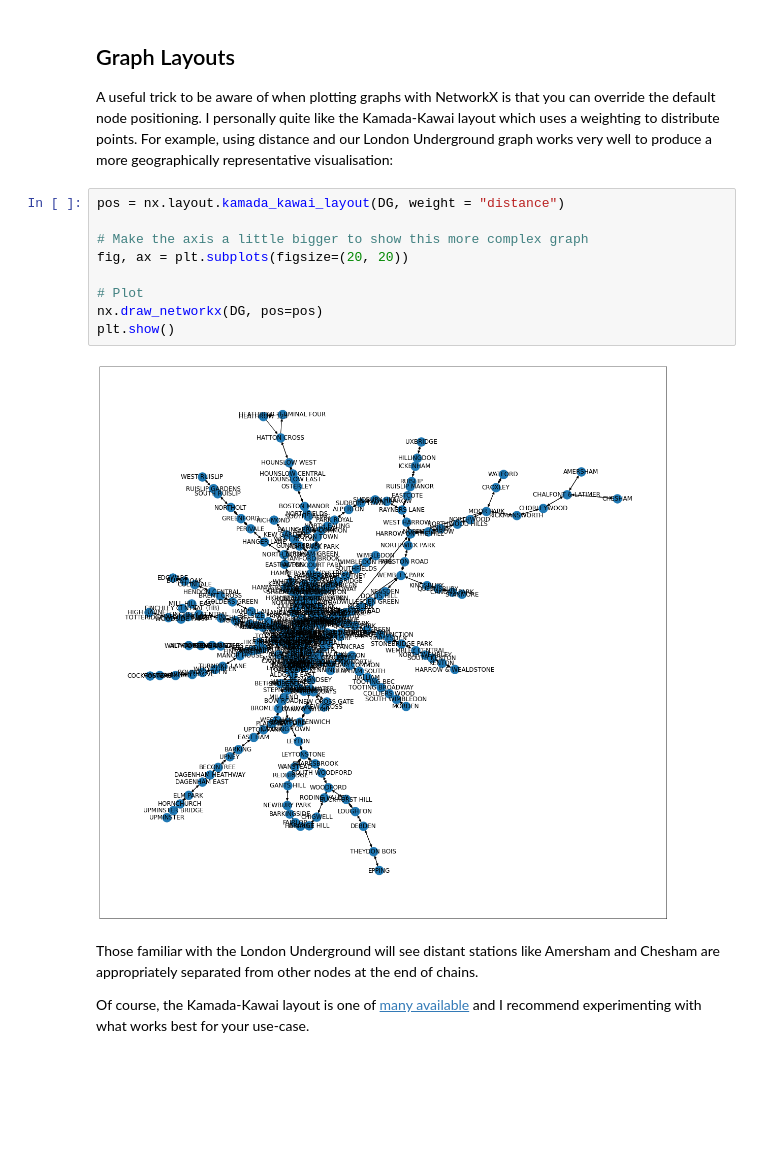
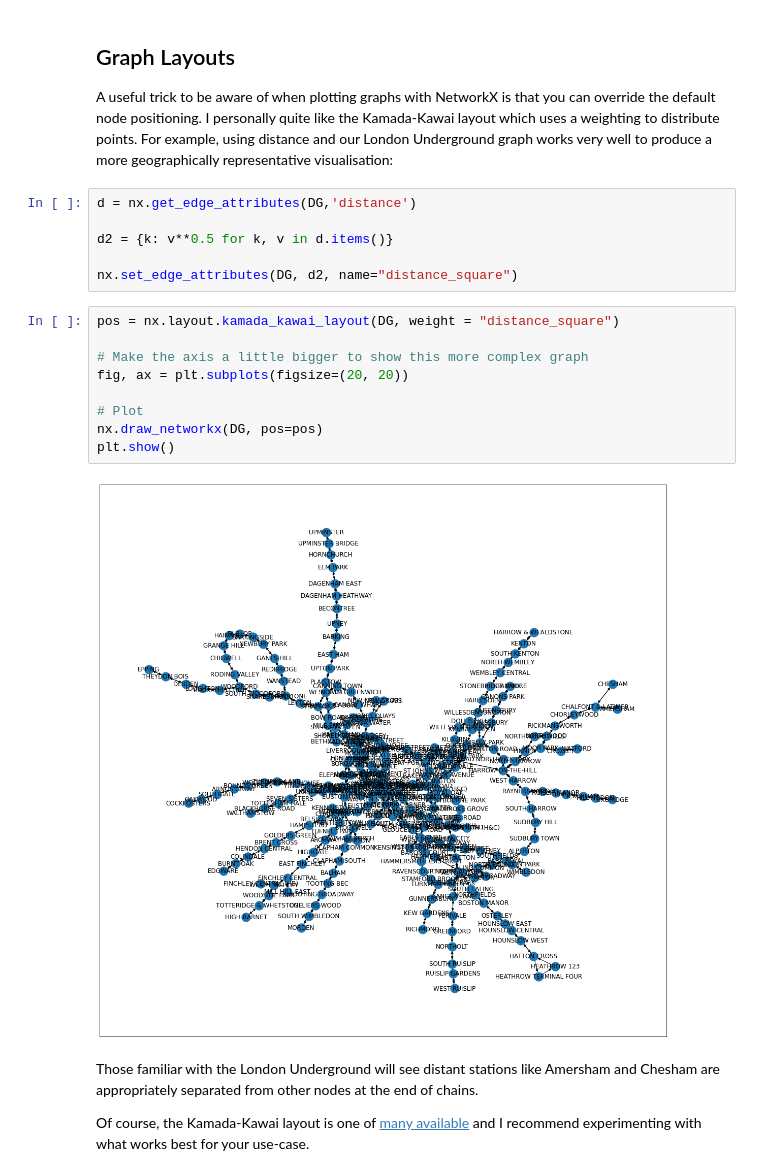
Before and after one commit to Jack-Lawton/python-resources, a Jupyter notebook: lessons/Graph Theory.ipynb, the cells around one changed output. Drawn from its saved outputs; the diff is of its cells as text; blank space fills up the shorter version.

```diff
--- a/lessons/Graph Theory.ipynb
+++ b/lessons/Graph Theory.ipynb
@@ -351,17 +356,23 @@ Taking the Bakerloo line via Regents Park may be a shorter distance, but it is a
 ## Graph Layouts
 
 A useful trick to be aware of when plotting graphs with NetworkX is that you can override the default node positioning. I personally quite like the Kamada-Kawai layout which uses a weighting to distribute points. For example, using distance and our London Underground graph works very well to produce a more geographically representative visualisation:
+# %%
+d = nx.get_edge_attributes(DG,'distance')
+
+d2 = {k: v**0.5 for k, v in d.items()}
+
+nx.set_edge_attributes(DG, d2, name="distance_square")
 # %%
-pos = nx.layout.kamada_kawai_layout(DG, weight = "distance")
+pos = nx.layout.kamada_kawai_layout(DG, weight = "distance_square")
 
 # Make the axis a little bigger to show this more complex graph
 fig, ax = plt.subplots(figsize=(20, 20))
 
 # Plot
 nx.draw_networkx(DG, pos=pos)
 plt.show()
 # %% [output]
-[figure, old version]
+[figure, new version]
 # %% [markdown]
 Those familiar with the London Underground will see distant stations like Amersham and Chesham are appropriately separated from other nodes at the end of chains.
 
```
Also changed, not shown: parts of 9 cells of this notebook, 4 other files.
